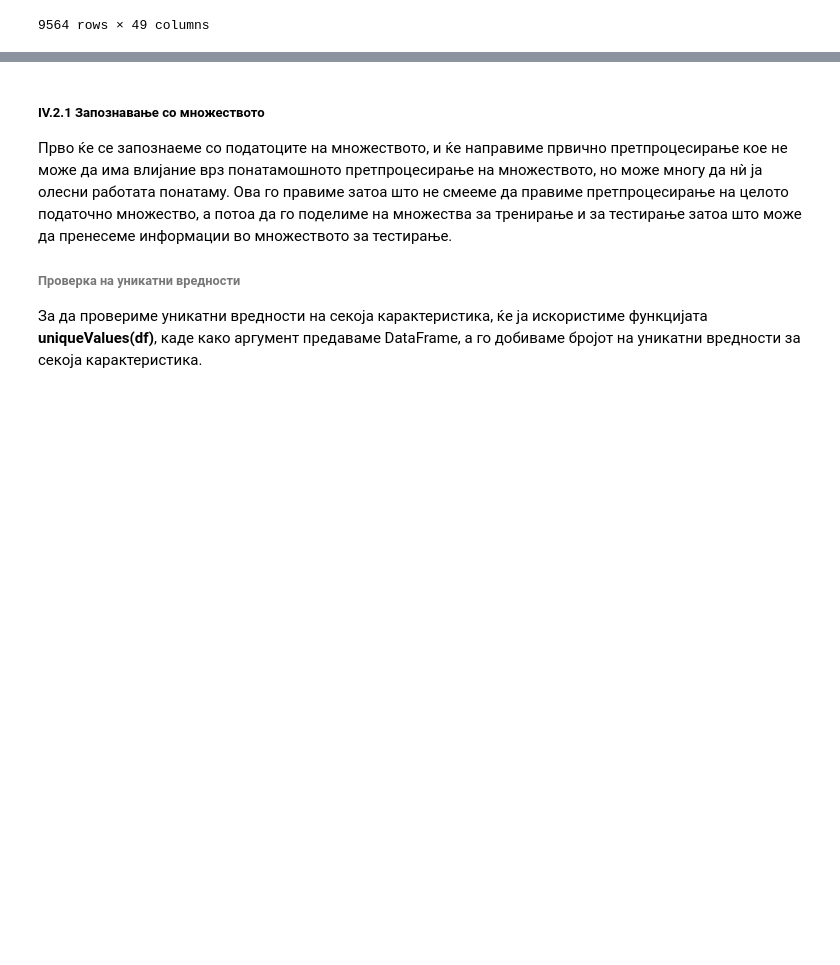
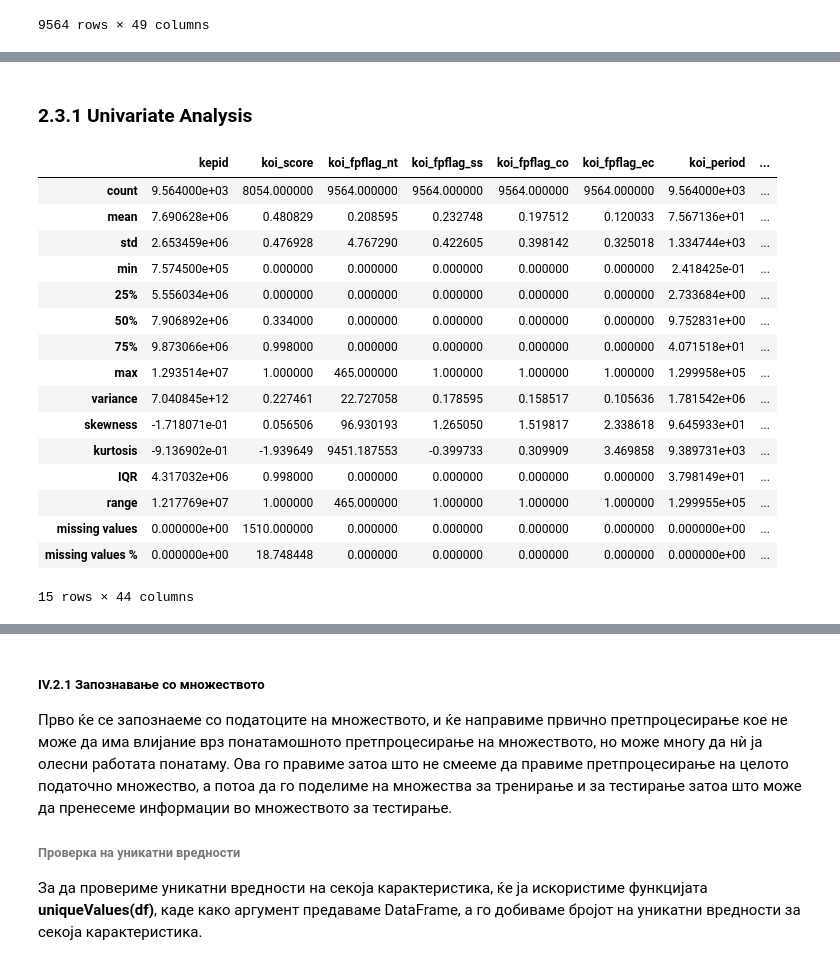
Before and after one commit to djosifovski/Exoplanets-Detection, a Jupyter notebook: Exoplanets.ipynb, the cells around one changed output, grey strips where cells are left out. Saved outputs shown, nothing was run; the diff lists cells and outputs as text; code cells hidden in the pictures; blank space fills up the shorter version.

```diff
--- a/Exoplanets.ipynb
+++ b/Exoplanets.ipynb
@@ -249,0 +130,2 @@ exoplanets_data
+# %% [markdown]
+### 2.3.1 Univariate Analysis<a class="anchor" id="section2_3_1"></a>
@@ -249,0 +150,20 @@ exoplanets_data
+# %%
+df_summary_num
+# %% [output]
+|  | kepid | koi_score | koi_fpflag_nt | koi_fpflag_ss | koi_fpflag_co | koi_fpflag_ec | koi_period | ... |
+| count | 9.564000e+03 | 8054.000000 | 9564.000000 | 9564.000000 | 9564.000000 | 9564.000000 | 9.564000e+03 | ... |
+| mean | 7.690628e+06 | 0.480829 | 0.208595 | 0.232748 | 0.197512 | 0.120033 | 7.567136e+01 | ... |
+| std | 2.653459e+06 | 0.476928 | 4.767290 | 0.422605 | 0.398142 | 0.325018 | 1.334744e+03 | ... |
+| min | 7.574500e+05 | 0.000000 | 0.000000 | 0.000000 | 0.000000 | 0.000000 | 2.418425e-01 | ... |
+| 25% | 5.556034e+06 | 0.000000 | 0.000000 | 0.000000 | 0.000000 | 0.000000 | 2.733684e+00 | ... |
+| 50% | 7.906892e+06 | 0.334000 | 0.000000 | 0.000000 | 0.000000 | 0.000000 | 9.752831e+00 | ... |
+| 75% | 9.873066e+06 | 0.998000 | 0.000000 | 0.000000 | 0.000000 | 0.000000 | 4.071518e+01 | ... |
+| max | 1.293514e+07 | 1.000000 | 465.000000 | 1.000000 | 1.000000 | 1.000000 | 1.299958e+05 | ... |
+| variance | 7.040845e+12 | 0.227461 | 22.727058 | 0.178595 | 0.158517 | 0.105636 | 1.781542e+06 | ... |
+| skewness | -1.718071e-01 | 0.056506 | 96.930193 | 1.265050 | 1.519817 | 2.338618 | 9.645933e+01 | ... |
+| kurtosis | -9.136902e-01 | -1.939649 | 9451.187553 | -0.399733 | 0.309909 | 3.469858 | 9.389731e+03 | ... |
+| IQR | 4.317032e+06 | 0.998000 | 0.000000 | 0.000000 | 0.000000 | 0.000000 | 3.798149e+01 | ... |
+| range | 1.217769e+07 | 1.000000 | 465.000000 | 1.000000 | 1.000000 | 1.000000 | 1.299955e+05 | ... |
+| missing values | 0.000000e+00 | 1510.000000 | 0.000000 | 0.000000 | 0.000000 | 0.000000 | 0.000000e+00 | ... |
+| missing values % | 0.000000e+00 | 18.748448 | 0.000000 | 0.000000 | 0.000000 | 0.000000 | 0.000000e+00 | ... |
+15 rows × 44 columns
```
Also changed, not shown: parts of 30 cells of this notebook, 2 other files.
